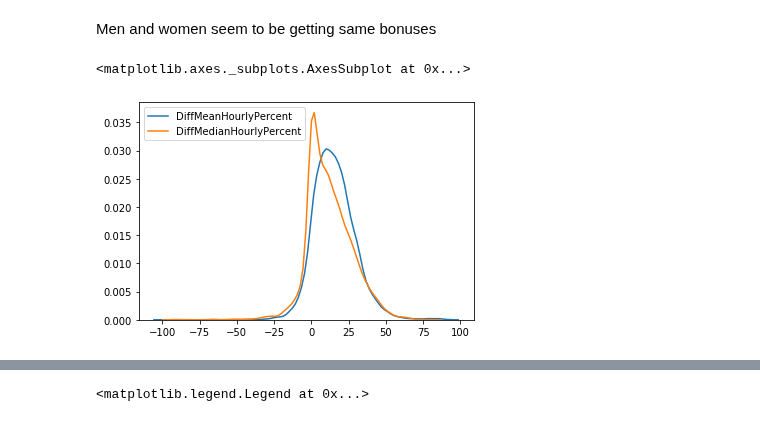
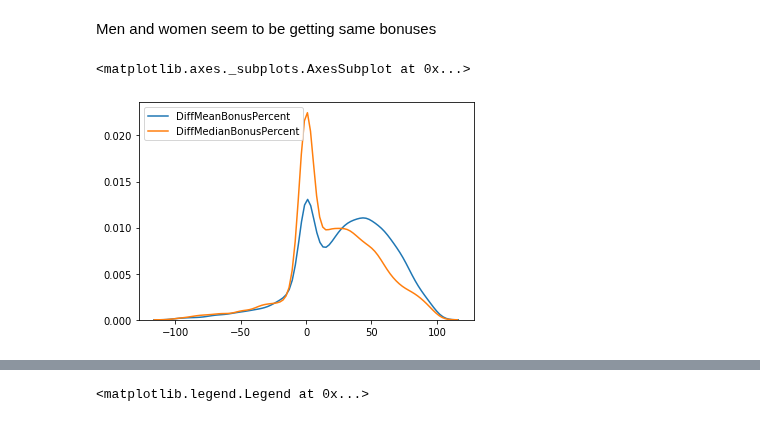
Before and after one commit to Ads2020Group6/data-exploration, a Jupyter notebook: Let_me_retire_already.ipynb, the cells around one changed output, grey strips where cells are left out. Cells and saved outputs as stored; diff of their text form; code cells hidden in the pictures.

```diff
--- a/Let_me_retire_already.ipynb
+++ b/Let_me_retire_already.ipynb
@@ -243,0 +271,5 @@ Index(['EmployerName', 'Address', 'CompanyNumber', 'SicCodes',
+# %%
+# drop columns with 2 unique values and the ones that make no difference like ResponsiblePerson
+del_cols = ["ResponsiblePerson","SubmittedAfterTheDeadline","DueDate","DateSubmitted"]
+data.drop(del_cols, axis=1, inplace=True)
+data.shape
@@ -318,8 +363,8 @@ sns.jointplot(x=bonus_data.MaleBonusPercent, y=bonus_data.FemaleBonusPercent, ki
 Men and women seem to be getting same bonuses
 # %%
 salary_diff_data = data[salary_diff_cols]
-sns.kdeplot(salary_diff_data.DiffMeanHourlyPercent)
-sns.kdeplot(salary_diff_data.DiffMedianHourlyPercent)
+sns.kdeplot(salary_diff_data.DiffMeanBonusPercent)
+sns.kdeplot(salary_diff_data.DiffMedianBonusPercent)
 # %% [output]
 <matplotlib.axes._subplots.AxesSubplot at 0x...>
-[figure, old version]
+[figure, new version]
```
Also changed, not shown: parts of 37 cells of this notebook.
